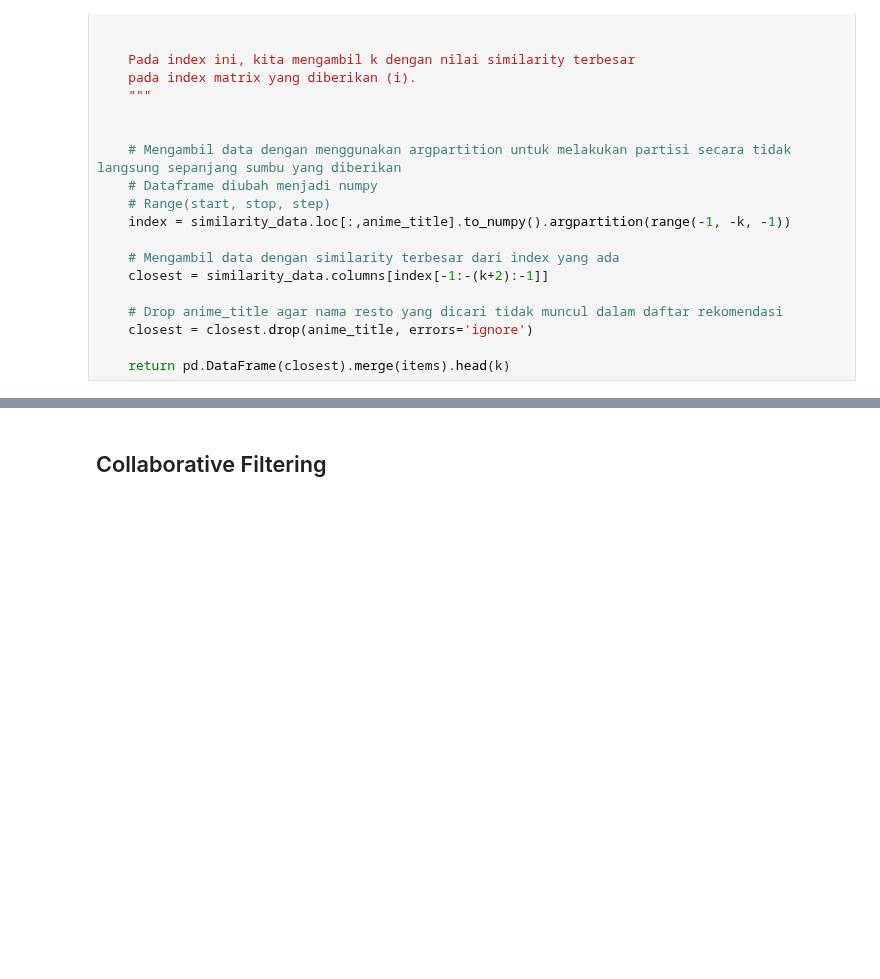
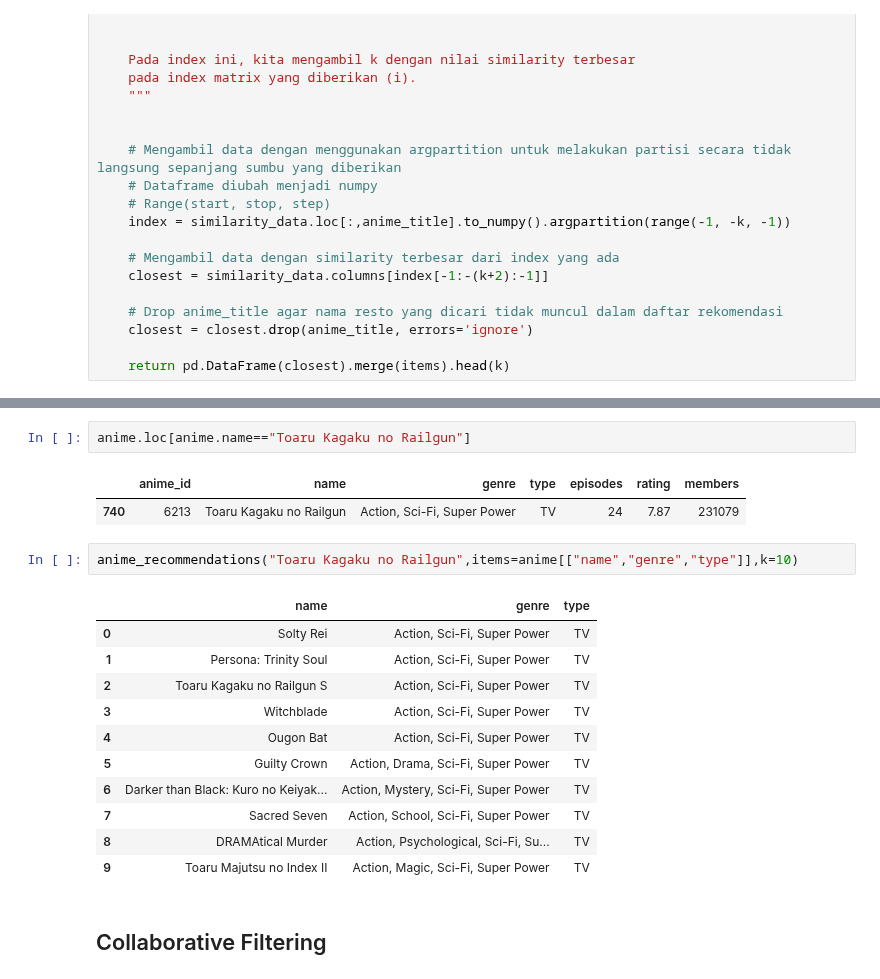
Before and after one commit to arachanx21/animeRec, a Jupyter notebook: animerec.ipynb, the cells around one changed output, grey strips where cells are left out. Cells and saved outputs as stored; diff of their text form; blank space fills up the shorter version.

```diff
--- a/animerec.ipynb
+++ b/animerec.ipynb
@@ -462,3 +455,22 @@ anime_recommendations("Detective Conan")
+# %%
+anime.loc[anime.name=="Toaru Kagaku no Railgun"]
+# %% [output]
+|  | anime_id | name | genre | type | episodes | rating | members |
+| 740 | 6213 | Toaru Kagaku no Railgun | Action, Sci-Fi, Super Power | TV | 24 | 7.87 | 231079 |
+# %%
+anime_recommendations("Toaru Kagaku no Railgun",items=anime[["name","genre","type"]],k=10)
+# %% [output]
+|  | name | genre | type |
+| 0 | Solty Rei | Action, Sci-Fi, Super Power | TV |
+| 1 | Persona: Trinity Soul | Action, Sci-Fi, Super Power | TV |
+| 2 | Toaru Kagaku no Railgun S | Action, Sci-Fi, Super Power | TV |
+| 3 | Witchblade | Action, Sci-Fi, Super Power | TV |
+| 4 | Ougon Bat | Action, Sci-Fi, Super Power | TV |
+| 5 | Guilty Crown | Action, Drama, Sci-Fi, Super Power | TV |
+| 6 | Darker than Black: Kuro no Keiyak... | Action, Mystery, Sci-Fi, Super Power | TV |
+| 7 | Sacred Seven | Action, School, Sci-Fi, Super Power | TV |
+| 8 | DRAMAtical Murder | Action, Psychological, Sci-Fi, Su... | TV |
+| 9 | Toaru Majutsu no Index II | Action, Magic, Sci-Fi, Super Power | TV |
 # %% [markdown]
 <h2>Collaborative Filtering</h2>
 # %%
```
Also changed, not shown: parts of 23 cells of this notebook, 1 other file.
